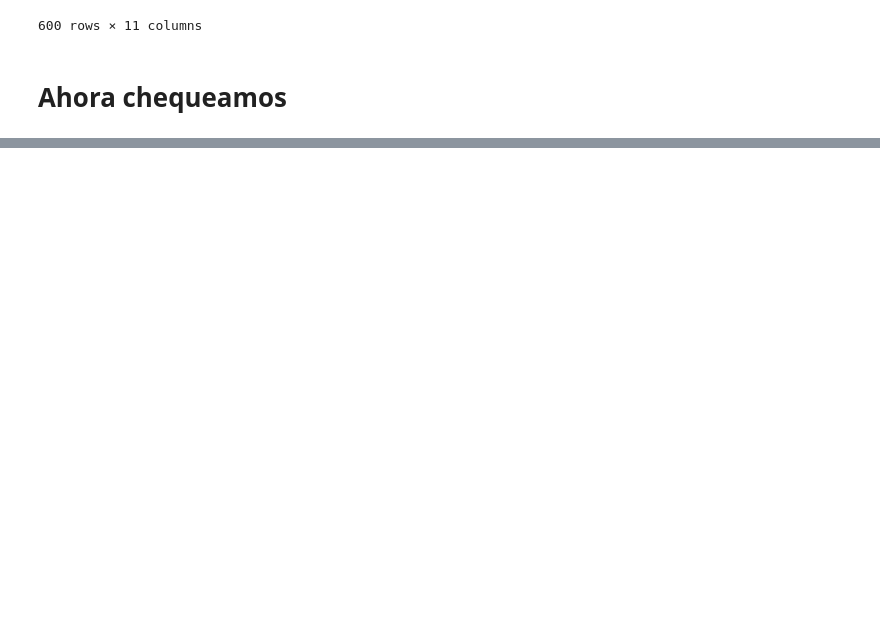
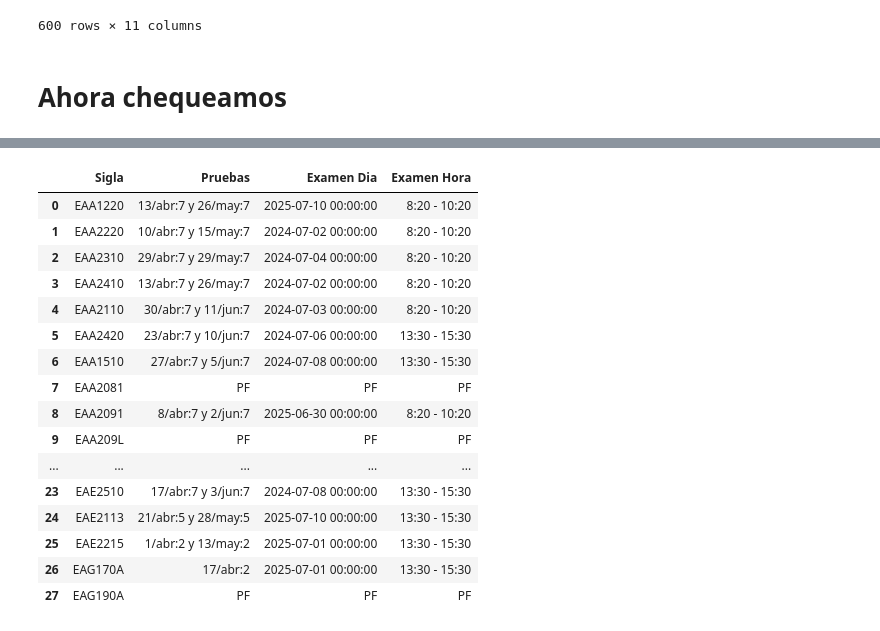
Before and after one commit to Andresdiazdcd/Automate-VRAI-UC, a Jupyter notebook: VRAI2026/cursos2026/ChequeoECONOMIA.ipynb, the cells around one changed output, grey strips where cells are left out. Drawn from its saved outputs; the diff is of its cells as text; code cells hidden in the pictures; blank space fills up the shorter version.

```diff
--- a/VRAI2026/cursos2026/ChequeoECONOMIA.ipynb
+++ b/VRAI2026/cursos2026/ChequeoECONOMIA.ipynb
@@ -97,0 +135,10 @@ df_final.to_excel("recopilado_outputs.xlsx", index=False)
+# %%
+
+df_eval = df_eval[[("Unnamed: 1_level_0", "Sigla"),
+                   ("Pruebas", "Día/Módulo"),
+                   ("Examen", "Día"),
+                   ("Examen", "Hora")]]
+
+df_eval.columns = ["Sigla", "Pruebas", "Examen Dia", "Examen Hora"]
+df_eval = df_eval.dropna(subset=["Sigla"]).reset_index(drop=True)
+df_eval = df_eval.drop_duplicates(subset="Sigla").reset_index(drop=True)
@@ -97,0 +161,24 @@ df_final.to_excel("recopilado_outputs.xlsx", index=False)
+# %%
+siglas_relevantes = set(df_final["Sigla"].unique())
+
+df_eval = df_eval[df_eval["Sigla"].isin(siglas_relevantes)].reset_index(drop=True)
+# %%
+df_eval
+# %% [output]
+|  | Sigla | Pruebas | Examen Dia | Examen Hora |
+| 0 | EAA1220 | 13/abr:7 y 26/may:7 | 2025-07-10 00:00:00 | 8:20 - 10:20 |
+| 1 | EAA2220 | 10/abr:7 y 15/may:7 | 2024-07-02 00:00:00 | 8:20 - 10:20 |
+| 2 | EAA2310 | 29/abr:7 y 29/may:7 | 2024-07-04 00:00:00 | 8:20 - 10:20 |
+| 3 | EAA2410 | 13/abr:7 y 26/may:7 | 2024-07-02 00:00:00 | 8:20 - 10:20 |
+| 4 | EAA2110 | 30/abr:7 y 11/jun:7 | 2024-07-03 00:00:00 | 8:20 - 10:20 |
+| 5 | EAA2420 | 23/abr:7 y 10/jun:7 | 2024-07-06 00:00:00 | 13:30 - 15:30 |
+| 6 | EAA1510 | 27/abr:7 y 5/jun:7 | 2024-07-08 00:00:00 | 13:30 - 15:30 |
+| 7 | EAA2081 | PF | PF | PF |
+| 8 | EAA2091 | 8/abr:7 y 2/jun:7 | 2025-06-30 00:00:00 | 8:20 - 10:20 |
+| 9 | EAA209L | PF | PF | PF |
+| ... | ... | ... | ... | ... |
+| 23 | EAE2510 | 17/abr:7 y 3/jun:7 | 2024-07-08 00:00:00 | 13:30 - 15:30 |
+| 24 | EAE2113 | 21/abr:5 y 28/may:5 | 2025-07-10 00:00:00 | 13:30 - 15:30 |
+| 25 | EAE2215 | 1/abr:2 y 13/may:2 | 2025-07-01 00:00:00 | 13:30 - 15:30 |
+| 26 | EAG170A | 17/abr:2 | 2025-07-01 00:00:00 | 13:30 - 15:30 |
+| 27 | EAG190A | PF | PF | PF |
```
Also changed, not shown: parts of 4 cells of this notebook, 1 other file.
